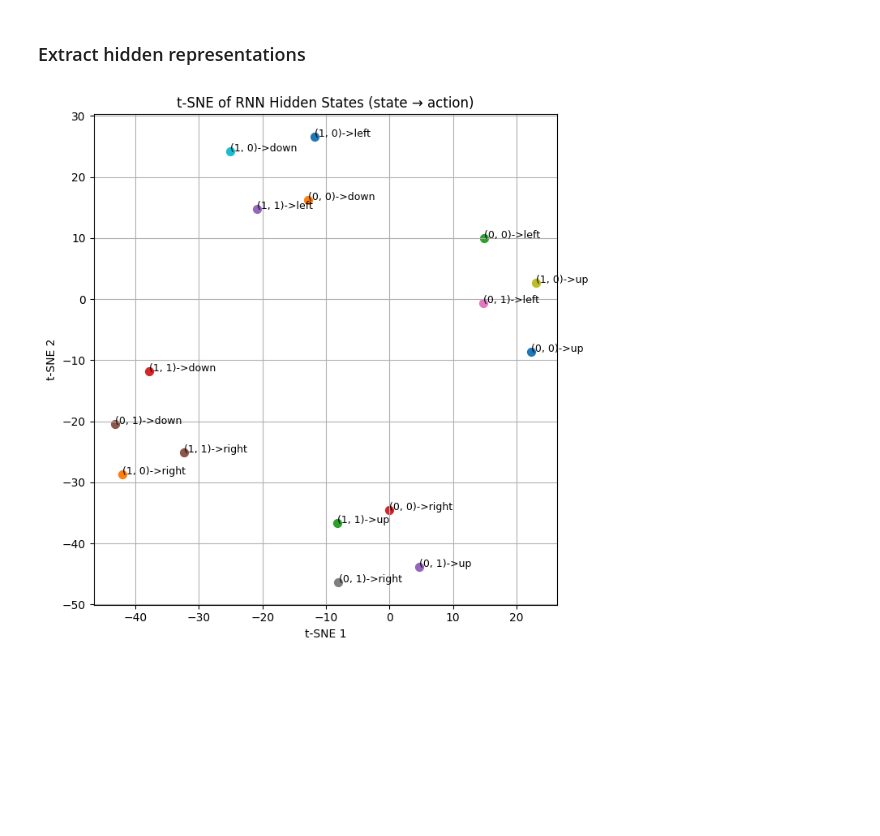
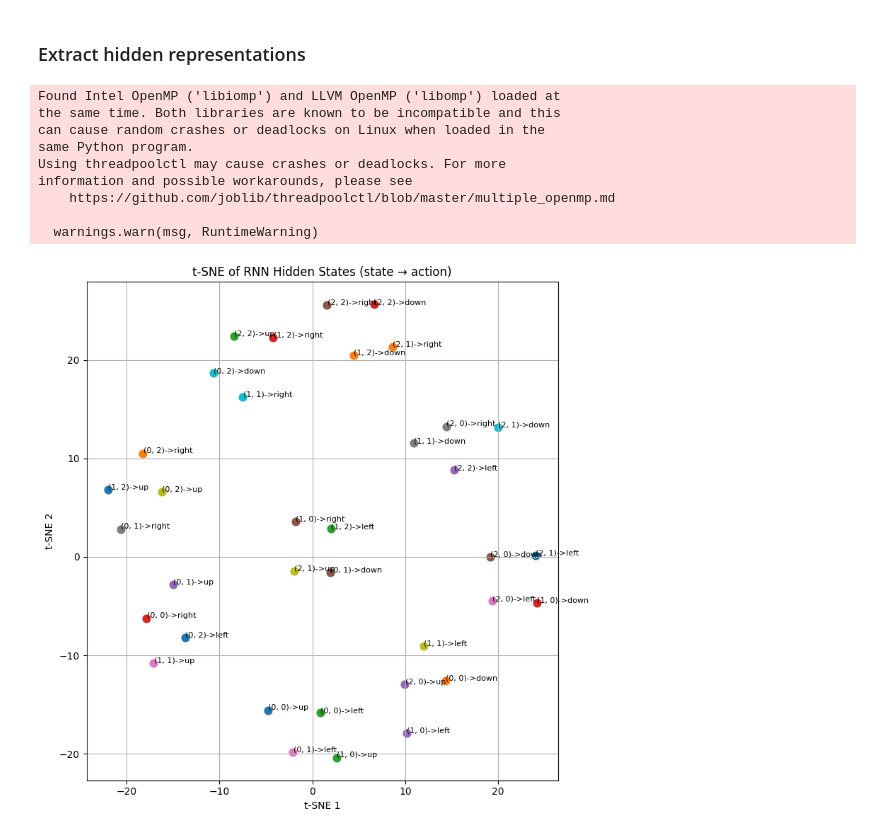
Before and after one commit to neur1s/GridVaders, a Jupyter notebook: gridworld_task.ipynb, the cells around one changed output. Saved outputs shown, nothing was run; the diff lists cells and outputs as text; code cells hidden in the pictures; blank space fills up the shorter version.

```diff
--- a/gridworld_task.ipynb
+++ b/gridworld_task.ipynb
@@ -10,8 +10,8 @@ from sklearn.manifold import TSNE
 ### Define gridworld
 # %%
 # Define mappings
-state_to_idx = {(0,0):0, (0,1):1, (1,0):2, (1,1):3}
-idx_to_state = {v:k for k,v in state_to_idx.items()}
+state_to_idx = {(i, j): i * 3 + j for i in range(3) for j in range(3)}
+idx_to_state = {v: k for k, v in state_to_idx.items()}
 actions = ['up', 'down', 'left', 'right']
 action_to_idx = {a: i for i, a in enumerate(actions)}
 
@@ -22,9 +22,9 @@ def one_hot(index, size):
     return vec
 
 # Environment simulator
-class SimpleGridWorld2x2:
+class SimpleGridWorld3x3:
     def __init__(self):
-        self.grid_size = (2, 2)
+        self.grid_size = (3, 3)
         self.actions = actions
 
     def step(self, state, action):
@@ -32,10 +32,10 @@ class SimpleGridWorld2x2:
         if action == 'up':
             x = max(0, x - 1)
         elif action == 'down':
-            x = min(1, x + 1)
+            x = min(self.grid_size[0] - 1, x + 1)
         elif action == 'left':
             y = max(0, y - 1)
         elif action == 'right':
-            y = min(1, y + 1)
+            y = min(self.grid_size[1] - 1, y + 1)
         return (x, y)
 # %%
@@ -68,8 +68,9 @@ plot_gridworld_2x2()
 # %% [markdown]
 ### Implementing an RNN on it
 # %%
+# Modified RNN model
 class GridRNN(nn.Module):
-    def __init__(self, input_size=8, hidden_size=16, output_size=4): # Input size is 8 (4 for state + 4 for action); output size is 4 (one of the possible next states)
+    def __init__(self, input_size=13, hidden_size=16, output_size=9):  # 9 states + 4 actions = 13 input, 9 output
         super().__init__()
         self.rnn = nn.RNN(input_size, hidden_size, batch_first=True)
         self.fc = nn.Linear(hidden_size, output_size)
@@ -87,16 +88,16 @@ def train_rnn(env, model, optimizer, criterion, epochs=1000):
         next_state = env.step(state, action)
 
         # Prepare input and target
-        state_vec = one_hot(state_to_idx[state], 4)
+        state_vec = one_hot(state_to_idx[state], 9)
         action_vec = one_hot(action_to_idx[action], 4)
-        input_vec = torch.cat([state_vec, action_vec]).unsqueeze(0).unsqueeze(0)  # (1, 1, 8)
+        input_vec = torch.cat([state_vec, action_vec]).unsqueeze(0).unsqueeze(0)  # (1, 1, 13)
         target = torch.tensor([[state_to_idx[next_state]]])  # (1, 1)
 
-        # Forward
+        # Forward pass
         logits, _ = model(input_vec)
         loss = criterion(logits.squeeze(0), target.squeeze(0))
 
-        # Backprop
+        # Backward pass
         optimizer.zero_grad()
         loss.backward()
         optimizer.step()
@@ -104,12 +105,12 @@ def train_rnn(env, model, optimizer, criterion, epochs=1000):
         if epoch % 200 == 0:
             print(f"Epoch {epoch}, Loss: {loss.item():.4f}")
 
-# Initialize
-env = SimpleGridWorld2x2()
+# Initialize everything
+env = SimpleGridWorld3x3()
 model = GridRNN()
 optimizer = optim.Adam(model.parameters(), lr=0.01)
 criterion = nn.CrossEntropyLoss()
 
-# Train
+# Train the model
 train_rnn(env, model, optimizer, criterion)
 # %% [output]
@@ -123,32 +124,41 @@ Epoch 800, Loss: 0.0085
 # %%
 hidden_states = []
 labels = []
 
 with torch.no_grad():
     for s in state_to_idx:
         for a in actions:
-            s_vec = one_hot(state_to_idx[s], 4)
+            s_vec = one_hot(state_to_idx[s], 9)  # 9 states now
             a_vec = one_hot(action_to_idx[a], 4)
-            x = torch.cat([s_vec, a_vec]).unsqueeze(0).unsqueeze(0)  # (1, 1, 8)
+            x = torch.cat([s_vec, a_vec]).unsqueeze(0).unsqueeze(0)  # (1, 1, 13)
             _, h = model(x)
             hidden_states.append(h.squeeze(0).squeeze(0).numpy())  # (hidden_size,)
             labels.append(f"{s}->{a}")
 
 # t-SNE visualization
 hidden_states_np = np.array(hidden_states)
 
-tsne = TSNE(n_components=2, perplexity=5, random_state=42)
+tsne = TSNE(n_components=2, perplexity=10, random_state=42)
 z = tsne.fit_transform(hidden_states_np)
 
-plt.figure(figsize=(7,7))
+plt.figure(figsize=(8, 8))
 for i, label in enumerate(labels):
-    plt.scatter(z[i, 0], z[i, 1], s=50)
-    plt.text(z[i, 0] + 0.01, z[i, 1] + 0.01, label, fontsize=9)
+    plt.scatter(z[i, 0], z[i, 1], s=60)
+    plt.text(z[i, 0] + 0.02, z[i, 1] + 0.02, label, fontsize=8)
 plt.title("t-SNE of RNN Hidden States (state → action)")
 plt.xlabel("t-SNE 1")
 plt.ylabel("t-SNE 2")
 plt.grid(True)
 plt.tight_layout()
 plt.show()
 # %% [output]
+Found Intel OpenMP ('libiomp') and LLVM OpenMP ('libomp') loaded at
+the same time. Both libraries are known to be incompatible and this
+can cause random crashes or deadlocks on Linux when loaded in the
+same Python program.
+Using threadpoolctl may cause crashes or deadlocks. For more
+information and possible workarounds, please see
+    https://github.com/joblib/threadpoolctl/blob/master/multiple_openmp.md
+
+  warnings.warn(msg, RuntimeWarning)
-[figure, old version]
+[figure, new version]
```
Also changed, not shown: parts of 2 cells of this notebook.
